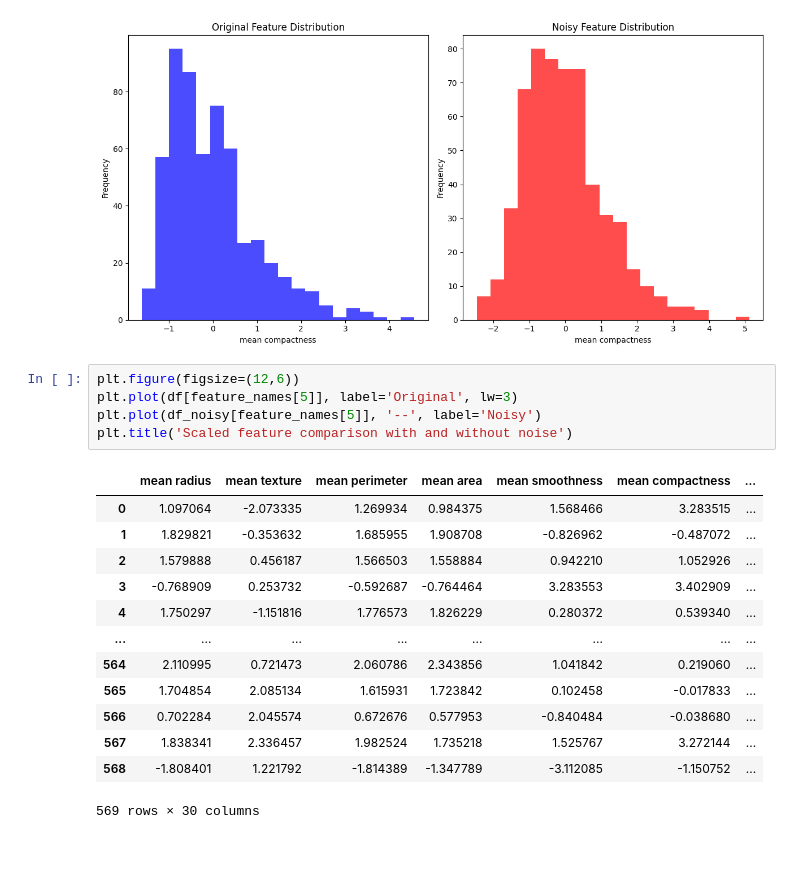
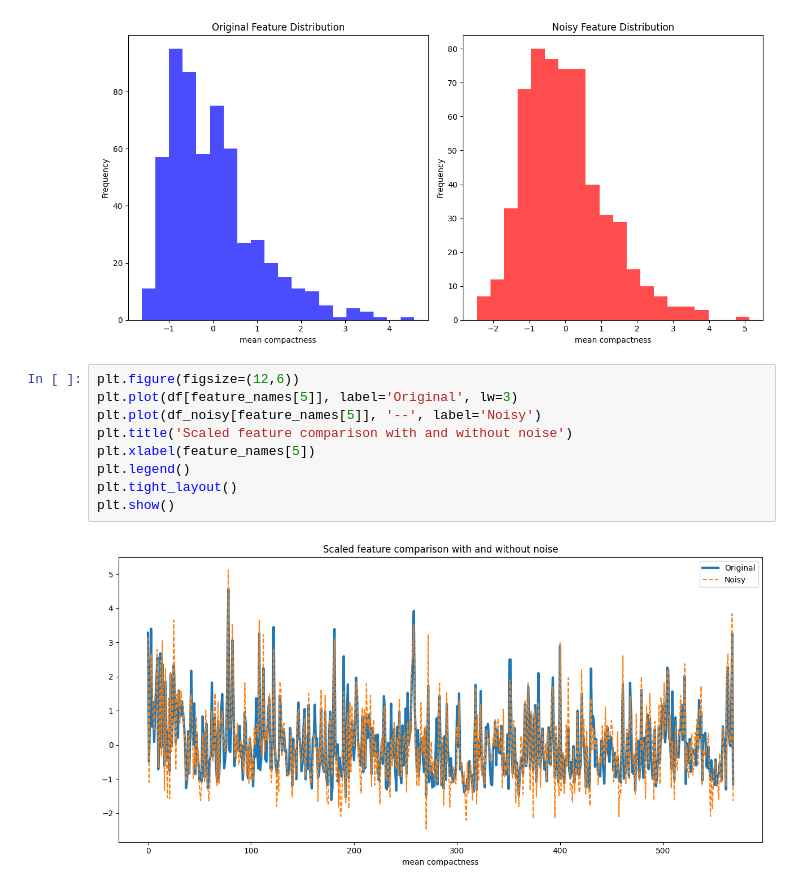
Before and after one commit to joneshshrestha/machine-learning-python, a Jupyter notebook: Classification/evaluation-techniques/breast_cancer_prediction.ipynb, the cells around one changed output. Cells and saved outputs as stored; diff of their text form; blank space fills up the shorter version.

```diff
--- a/Classification/evaluation-techniques/breast_cancer_prediction.ipynb
+++ b/Classification/evaluation-techniques/breast_cancer_prediction.ipynb
@@ -117,19 +117,11 @@ plt.show()
 # %%
 plt.figure(figsize=(12,6))
 plt.plot(df[feature_names[5]], label='Original', lw=3)
 plt.plot(df_noisy[feature_names[5]], '--', label='Noisy')
 plt.title('Scaled feature comparison with and without noise')
+plt.xlabel(feature_names[5])
+plt.legend()
+plt.tight_layout()
+plt.show()
 # %% [output]
-|  | mean radius | mean texture | mean perimeter | mean area | mean smoothness | mean compactness | ... |
-| 0 | 1.097064 | -2.073335 | 1.269934 | 0.984375 | 1.568466 | 3.283515 | ... |
-| 1 | 1.829821 | -0.353632 | 1.685955 | 1.908708 | -0.826962 | -0.487072 | ... |
-| 2 | 1.579888 | 0.456187 | 1.566503 | 1.558884 | 0.942210 | 1.052926 | ... |
-| 3 | -0.768909 | 0.253732 | -0.592687 | -0.764464 | 3.283553 | 3.402909 | ... |
-| 4 | 1.750297 | -1.151816 | 1.776573 | 1.826229 | 0.280372 | 0.539340 | ... |
-| ... | ... | ... | ... | ... | ... | ... | ... |
-| 564 | 2.110995 | 0.721473 | 2.060786 | 2.343856 | 1.041842 | 0.219060 | ... |
-| 565 | 1.704854 | 2.085134 | 1.615931 | 1.723842 | 0.102458 | -0.017833 | ... |
-| 566 | 0.702284 | 2.045574 | 0.672676 | 0.577953 | -0.840484 | -0.038680 | ... |
-| 567 | 1.838341 | 2.336457 | 1.982524 | 1.735218 | 1.525767 | 3.272144 | ... |
-| 568 | -1.808401 | 1.221792 | -1.814389 | -1.347789 | -3.112085 | -1.150752 | ... |
-569 rows × 30 columns
+[figure, added]
```
Also changed, not shown: parts of 9 cells of this notebook.
